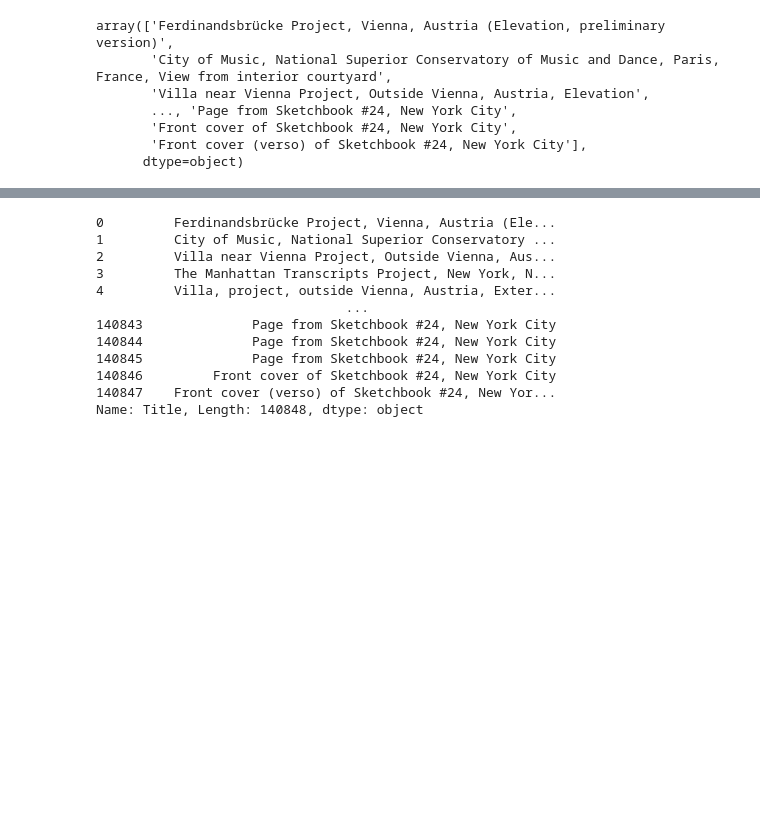
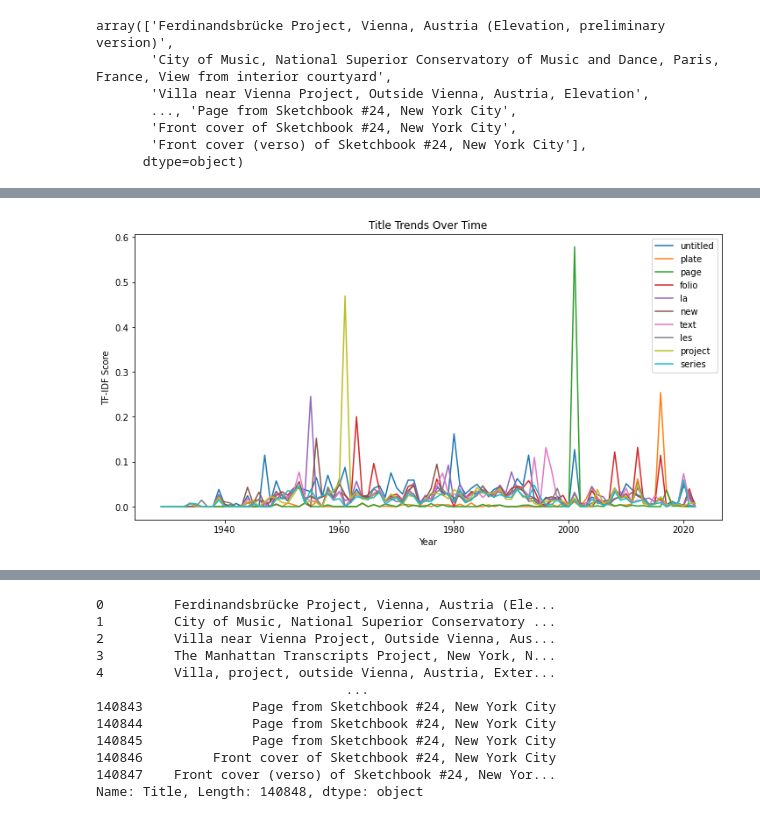
Before and after one commit to Data-Epic/Ghost_Warriors, a Jupyter notebook: Project4/Analysis.ipynb, the cells around one changed output, grey strips where cells are left out. Cells and saved outputs as stored; diff of their text form; code cells hidden in the pictures; blank space fills up the shorter version.

```diff
--- a/Project4/Analysis.ipynb
+++ b/Project4/Analysis.ipynb
@@ -818,0 +775,32 @@ artworks_df.describe()
+# %%
+import pandas as pd
+from sklearn.feature_extraction.text import TfidfVectorizer
+import matplotlib.pyplot as plt
+
+# Assuming you have a DataFrame named artworks_df with 'DateAcquired' and 'Title' columns
+
+# 1. Extract relevant features using TF-IDF
+tfidf_vectorizer = TfidfVectorizer(stop_words='english', max_features=1000)
+tfidf_matrix = tfidf_vectorizer.fit_transform(artworks_df['Title'])
+
+# 2. Convert 'DateAcquired' to a datetime object
+artworks_df['DateAcquired'] = pd.to_datetime(artworks_df['DateAcquired'])
+
+# 3. Group by year and aggregate titles
+grouped_data = artworks_df.groupby(artworks_df['DateAcquired'].dt.year)['Title'].apply(lambda x: ' '.join(x))
+
+# 4. Transform the aggregated titles using TF-IDF
+grouped_tfidf_matrix = tfidf_vectorizer.transform(grouped_data)
+
+# 5. Plot trends
+plt.figure(figsize=(12, 6))
+for i, word in enumerate(most_common_words.index):
+    plt.plot(grouped_data.index, grouped_tfidf_matrix[:, i].toarray(), label=word)
+
+plt.title('Title Trends Over Time')
+plt.xlabel('Year')
+plt.ylabel('TF-IDF Score')
+plt.legend()
+plt.show()
+# %% [output]
+[figure, added]
```
Also changed, not shown: parts of 87 cells of this notebook.
